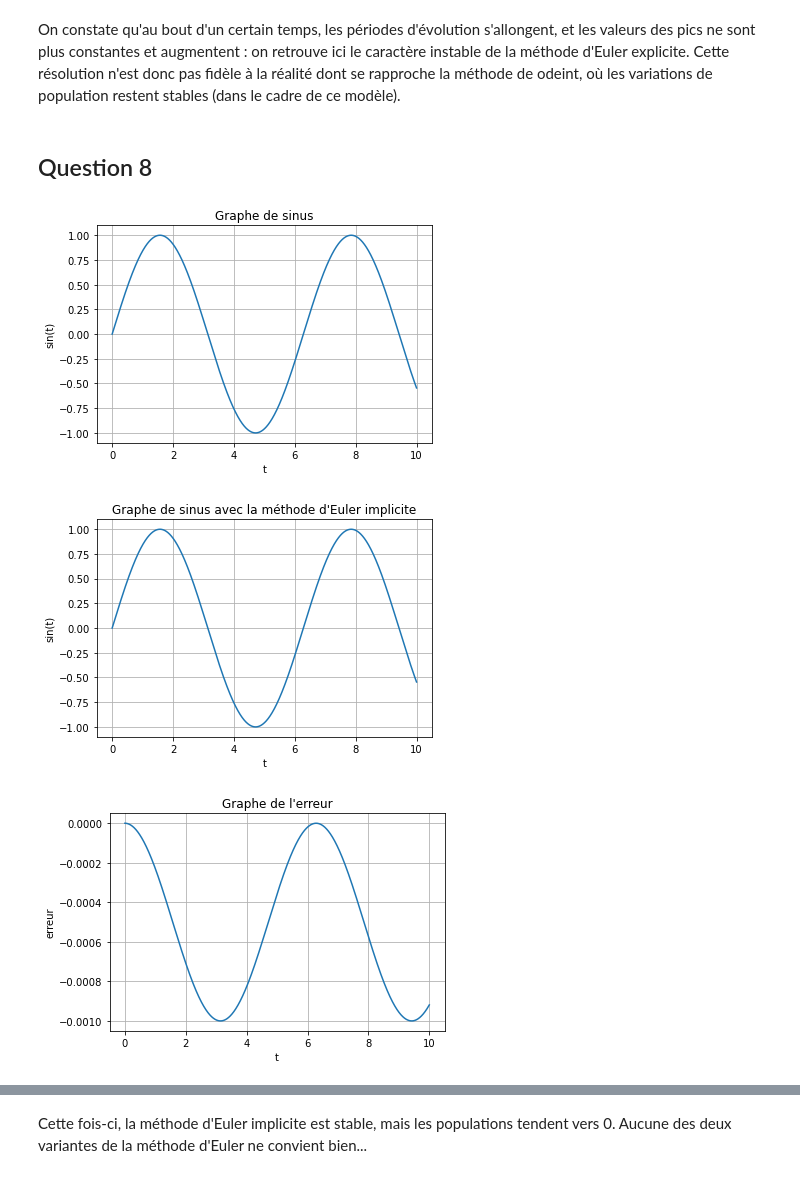
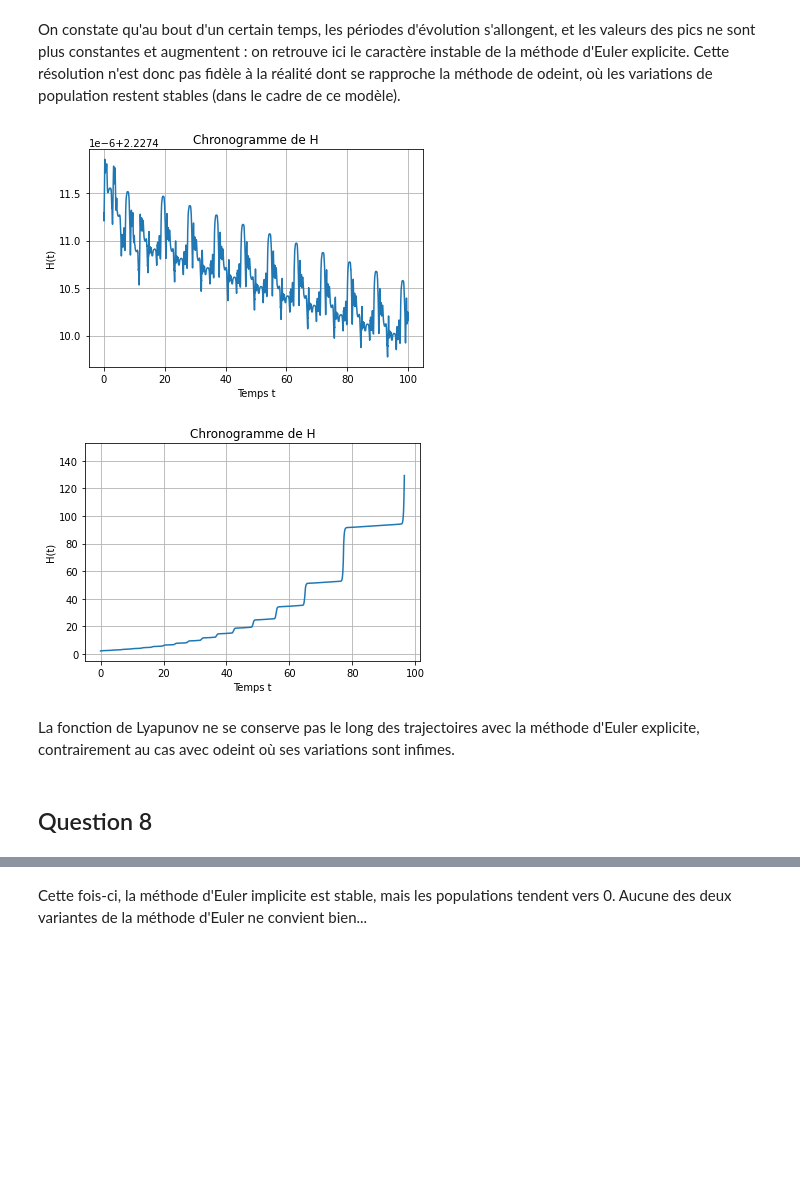
Before and after one commit to hallerantoine/projet-equa-diff, a Jupyter notebook: Projet équations différentielles.ipynb, the cells around one changed output, grey strips where cells are left out. Saved outputs shown, nothing was run; the diff lists cells and outputs as text; code cells hidden in the pictures; blank space fills up the shorter version.

Commit message:
Ajout chronogramme de H question 7

```diff
--- a/Projet équations différentielles.ipynb
+++ b/Projet équations différentielles.ipynb
@@ -310,6 +310,43 @@ plt.show()
 [figure]
 # %% [markdown]
 On constate qu'au bout d'un certain temps, les périodes d'évolution s'allongent, et les valeurs des pics ne sont plus constantes et augmentent : on retrouve ici le caractère instable de la méthode d'Euler explicite. Cette résolution n'est donc pas fidèle à la réalité dont se rapproche la méthode de odeint, où les variations de population restent stables (dans le cadre de ce modèle).
+# %%
+#Version avec odeint
+
+X = odeint(LotkaVolterra,X0,t)
+
+proies,predateurs = X.T #on prend les colonnes de la transposee de X
+
+VH = H(proies,predateurs)
+
+plt.figure(1)
+plt.plot(t,VH)
+plt.title("Chronogramme de H")
+plt.xlabel("Temps t")
+plt.ylabel("H(t)")
+plt.grid(True)
+plt.show()
+
+#Version avec Euler explicite
+
+T,X = solve_euler_explicite(LotkaVolterra, X0, dt, t0, tf)
+
+proies,predateurs = X.T #on prend les colonnes de la transposee de X
+
+VH = H(proies,predateurs)
+
+plt.figure(1)
+plt.plot(t,VH[:-1])
+plt.title("Chronogramme de H")
+plt.xlabel("Temps t")
+plt.ylabel("H(t)")
+plt.grid(True)
+plt.show()
+# %% [output]
+[figure, added]
+[figure, added]
+# %% [markdown]
+La fonction de Lyapunov ne se conserve pas le long des trajectoires avec la méthode d'Euler explicite, contrairement au cas avec odeint où ses variations sont infimes.
 # %% [markdown]
 ## Question 8
 # %%
@@ -364,10 +401,6 @@ plt.xlabel("t")
 plt.ylabel("erreur")
 plt.grid(True)
 plt.show()
-# %% [output]
-[figure, removed]
-[figure, removed]
-[figure, removed]
 # %%
 X0 = np.array([4,1])
 t0 = 0
```
Also changed, not shown: parts of 2 cells of this notebook.
